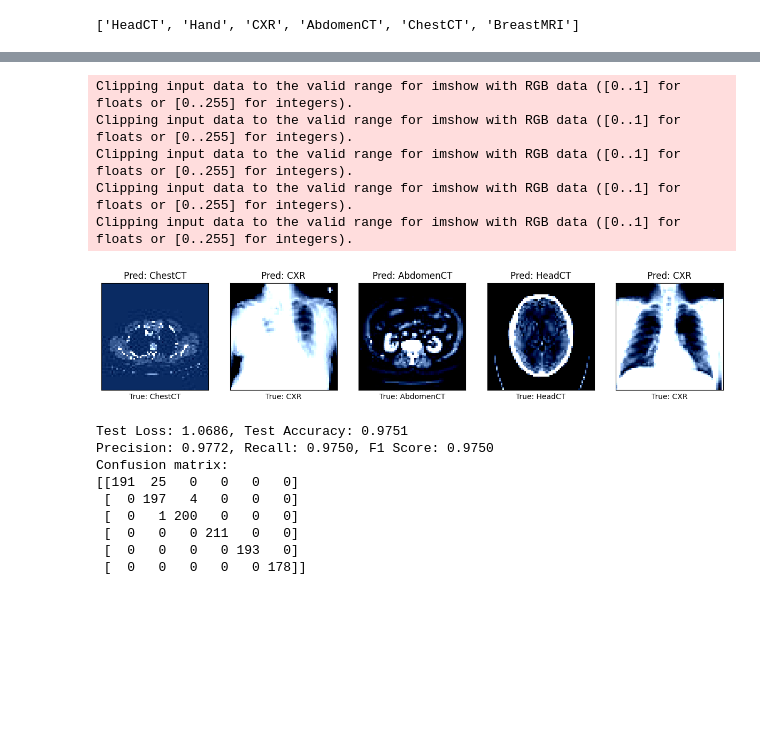
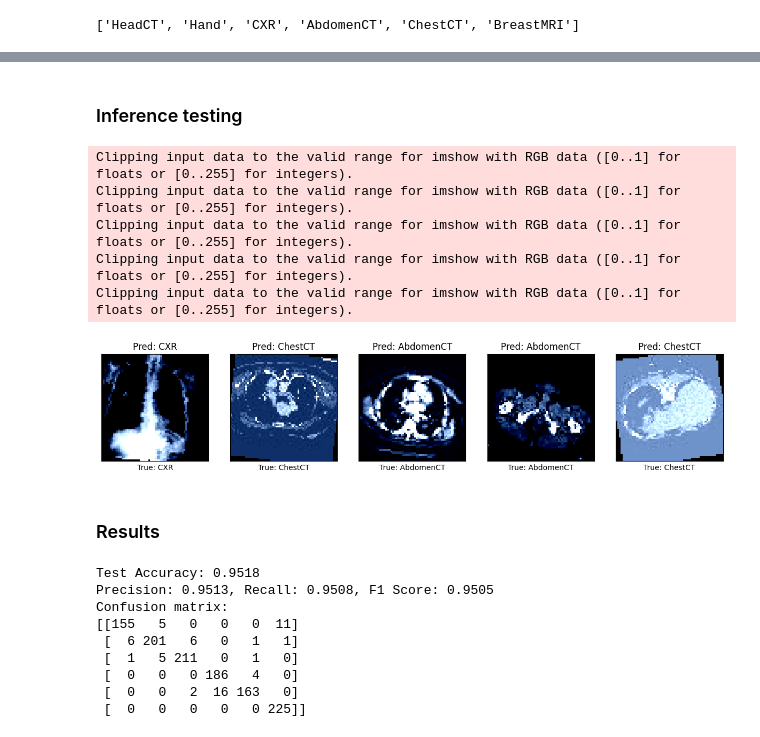
Before and after one commit to NigamKatta/MedicalScanReport_Classification, a Jupyter notebook: MSRClassification.ipynb, the cells around one changed output, grey strips where cells are left out. Saved outputs shown, nothing was run; the diff lists cells and outputs as text; code cells hidden in the pictures; blank space fills up the shorter version.

```diff
--- a/MSRClassification.ipynb
+++ b/MSRClassification.ipynb
@@ -99,6 +142,6 @@ Dataset.displayImages()
 # %%
 #Declaring hyper-parameters
 numClasses = 6
-learningRate = 0.001
+learningRate = 0.0001
 numEpochs = 10
-batchSize = 64
+batchSize = 256
@@ -116,7 +200,7 @@ valDataLoader = DataLoader(valData, batch_size=batchSize, shuffle=True)
 # %%
 #Declaring Custom Network based on the instructions
 class CustomNetwork(torch.nn.Module):
-    def __init__(self):
+    def __init__(self, dropout_rate=0.7):
         super(CustomNetwork, self).__init__()
         self.conv1 = nn.Conv2d(in_channels=3, out_channels=32, kernel_size=3, stride=1, padding=1) #Conv Layer --> 64 x 64 x 32
         self.relu1 = nn.ReLU() #Relu Layer
@@ -126,6 +210,7 @@ class CustomNetwork(torch.nn.Module):
         self.pool2 = nn.MaxPool2d(kernel_size=2, stride=2)  #MaxPool layer ---> 32 x 16 x 16
         self.fc1 = nn.Linear(64*16*16, 128) #FC Layer
         self.relu3 = nn.ReLU() #Relu Layer
+        self.dropout = nn.Dropout(p=dropout_rate)
         self.fc2 = nn.Linear(128, 64) #FC Layer
         self.relu4 = nn.ReLU() #Relu Layer
         self.fc3 = nn.Linear(64, 6) #FC Layer
@@ -142,6 +227,7 @@ class CustomNetwork(torch.nn.Module):
         x = torch.flatten(x,1)
         x = self.fc1(x)
         x = self.relu3(x)
+        x = self.dropout(x)
         x = self.fc2(x)
         x = self.relu4(x)
         x = self.fc3(x)
@@ -170,7 +259,6 @@ CustomNetwork(
 model.to(device)
 criteria = nn.CrossEntropyLoss()
 optimizer = optim.Adam(model.parameters(), lr=learningRate)
-
 
 trainLossList = []
 trainAccuracyList = []
@@ -181,17 +269,18 @@ for epoch in range(numEpochs):
     model.train()
     totalTrainLoss = 0.0
     totalTrainAcc = 0.0
+    totalValAcc = 0.0
     correctTrainPredictions = 0
     totalSamples = 0
-
-    for i, (images, labels) in enumerate(trainDataLoader):
+    acc = 0
+    for i, (trainImages, trainLabels) in enumerate(trainDataLoader):
         #print(images.shape)
-        images = images.to(device)
-        labels = labels.to(device)
+        trainImages = trainImages.to(device)
+        trainLabels = trainLabels.to(device)
 
         # Forward Pass
-        trainOutput = model(images)
-        trainLoss = criteria(trainOutput, labels)
+        trainOutput = model(trainImages)
+        trainLoss = criteria(trainOutput, trainLabels)
 
         # Backward Propagation
         optimizer.zero_grad()
@@ -203,10 +292,12 @@ for epoch in range(numEpochs):
         _, predLabels = torch.max(trainOutput, 1)
 
         # Calulating the number of correct predictions in a batch
-        correctTrainPredictions += torch.sum(predLabels == labels).item()
-        totalSamples += labels.size(0)
+        predLabels_np = predLabels.cpu().numpy()
+        trainLabels_np = trainLabels.cpu().numpy()
+        totalTrainAcc += accuracy_score(trainLabels_np, predLabels_np)
 
-    trainAccuracyList.append(correctTrainPredictions/totalSamples)
+    #trainAccuracyList.append(correctTrainPredictions/totalSamples)
+    trainAccuracyList.append(totalTrainAcc/ len(trainDataLoader))
     trainLossList.append(totalTrainLoss/len(trainDataLoader))
 
     correctValPredictions = 0
@@ -226,11 +317,12 @@ for epoch in range(numEpochs):
             # Calculating the accuracy
             _, predLabels = torch.max(valOutput, 1)
 
-            # Validation Accuracy
-            correctValPredictions += torch.sum(predLabels == valLabels).item()
-            totalSamples += valLabels.size(0)
+            # Calulating the number of correct predictions in a batch
+            predLabels_np = predLabels.cpu().numpy()
+            valLabels_np = valLabels.cpu().numpy()
+            totalValAcc += accuracy_score(valLabels_np, predLabels_np)
 
-    valAccuracyList.append(correctValPredictions/totalSamples)
+    valAccuracyList.append(totalValAcc/len(valDataLoader))
     valLossList.append(totalValLoss/len(valDataLoader))
 
     print(f'Epoch [{epoch+1}/{numEpochs}], Train Loss: {trainLossList[-1]:.4f}, Val Loss: {valLossList[-1]:.4f}, Train Accuracy: {trainAccuracyList[-1]:.4f}, Val Accuracy: {valAccuracyList[-1]: .4f}')
@@ -274,3 +368,5 @@ plt.tight_layout()
+# %% [markdown]
+### Inference testing
 # %%
 model.eval()
 testLossList = []
@@ -290,37 +386,39 @@ with torch.no_grad():
         testLoss = criteria(testOutput, testLabels)
         testLossList.append(testLoss.item())
 
         _, predLabels = torch.max(testOutput, 1)
-        correctPredictions = torch.sum(predLabels == testLabels).item()
-        accuracy = correctPredictions/testLabels.size(0)
-        testAccuracyList.append(accuracy)
+
+        # Calulating the number of correct predictions in a batch
+        testAccuracyList.append(accuracy_score(testLabels, predLabels))
 
         # Collect predictions and true labels for computing precision, recall, and F1
         testPredictionsList.extend(predLabels.cpu().numpy())
         testTrueLabelsList.extend(testLabels.cpu().numpy())
 
         # Print labels and images for a few examples
         if i == 0:  # Print only for the first batch
             fig, axes = plt.subplots(1, num_examples, figsize=(15, 15))
             label_names = ['HeadCT', 'Hand', 'CXR', 'AbdomenCT', 'ChestCT', 'BreastMRI']
             for j in range(num_examples):
                 axes[j].imshow(np.transpose(testImages[j].cpu().numpy(), (1, 2, 0)))
                 axes[j].set_xlabel(f'True: {label_names[testLabels[j].item()]}')
                 axes[j].set_title(f'Pred: {label_names[predLabels[j].item()]}')
                 axes[j].set_xticks([])
                 axes[j].set_yticks([])
             plt.show()
 
 # Calculate average test loss and accuracy
 avgTestLoss = sum(testLossList) / len(testLossList)
 avgTestAccuracy = sum(testAccuracyList) / len(testAccuracyList)
 # %% [output]
 Clipping input data to the valid range for imshow with RGB data ([0..1] for floats or [0..255] for integers).
 Clipping input data to the valid range for imshow with RGB data ([0..1] for floats or [0..255] for integers).
 Clipping input data to the valid range for imshow with RGB data ([0..1] for floats or [0..255] for integers).
 Clipping input data to the valid range for imshow with RGB data ([0..1] for floats or [0..255] for integers).
 Clipping input data to the valid range for imshow with RGB data ([0..1] for floats or [0..255] for integers).
-[figure, old version]
+[figure, new version]
+# %% [markdown]
+### Results
 # %%
 # Compute Precision, confusionMatrix, F1 and recall
 precision = precision_score(testTrueLabelsList, testPredictionsList, average="weighted")
@@ -328,17 +426,17 @@ recall = recall_score(testTrueLabelsList, testPredictionsList, average="weighted
 f1 = f1_score(testTrueLabelsList, testPredictionsList, average="weighted")
 confusionMat = confusion_matrix(testTrueLabelsList, testPredictionsList)
 
-print(f'Test Loss: {avgTestLoss:.4f}, Test Accuracy: {avgTestAccuracy:.4f}')
+print(f'Test Accuracy: {avgTestAccuracy:.4f}')
 print(f'Precision: {precision:.4f}, Recall: {recall:.4f}, F1 Score: {f1:.4f}')
 print(f'Confusion matrix:')
 print(confusionMat)
 # %% [output]
-Test Loss: 1.0686, Test Accuracy: 0.9751
-Precision: 0.9772, Recall: 0.9750, F1 Score: 0.9750
+Test Accuracy: 0.9518
+Precision: 0.9513, Recall: 0.9508, F1 Score: 0.9505
 Confusion matrix:
-[[191  25   0   0   0   0]
- [  0 197   4   0   0   0]
- [  0   1 200   0   0   0]
- [  0   0   0 211   0   0]
- [  0   0   0   0 193   0]
- [  0   0   0   0   0 178]]
+[[155   5   0   0   0  11]
+ [  6 201   6   0   1   1]
+ [  1   5 211   0   1   0]
+ [  0   0   0 186   4   0]
+ [  0   0   2  16 163   0]
+ [  0   0   0   0   0 225]]
```
Also changed, not shown: parts of 21 cells of this notebook.
